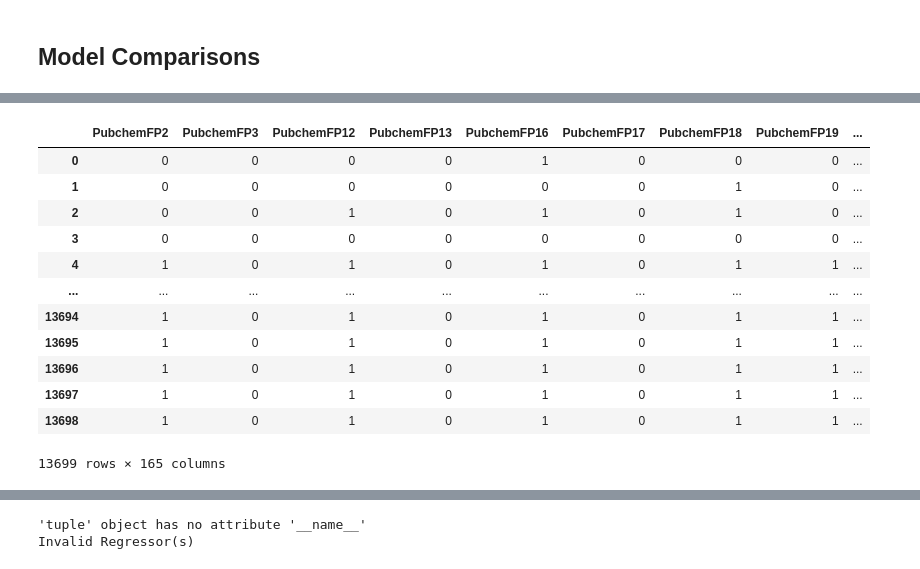
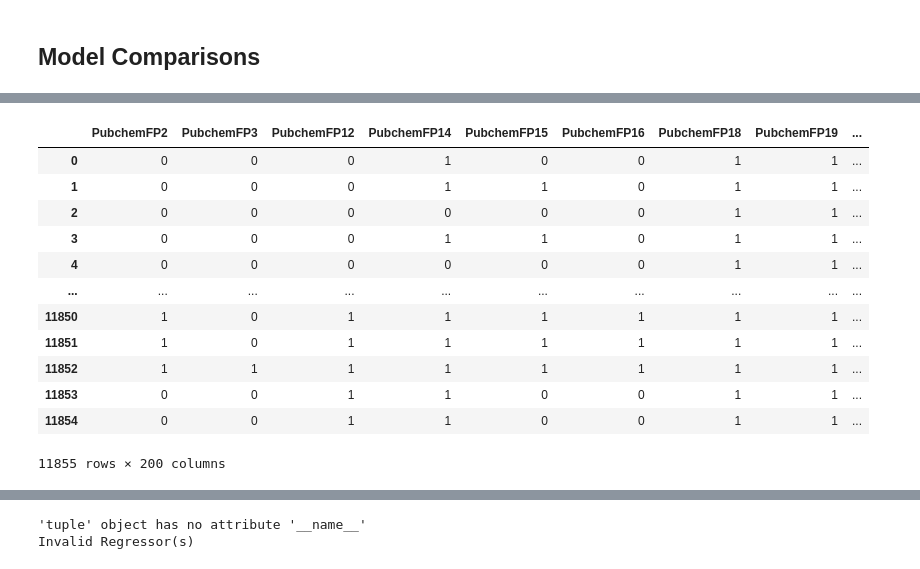
Before and after one commit to Curtis-Wu/Computational-Drug-Discovery-Webapp, a Jupyter notebook: models/fen1/Computational Drug Discovery Project copy.ipynb, the cells around one changed output, grey strips where cells are left out. Cells and saved outputs as stored; diff of their text form; code cells hidden in the pictures.

```diff
--- a/models/fen1/Computational Drug Discovery Project copy.ipynb
+++ b/models/fen1/Computational Drug Discovery Project copy.ipynb
@@ -290,5 +290,5 @@ from sklearn.model_selection import train_test_split
 from sklearn.feature_selection import VarianceThreshold
 import pickle
 # %%
-X = pd.read_csv('data/Xdata_13699x881.csv')
-Y = pd.read_csv('data/Ydata_13699.csv')
+X = pd.read_csv('data/Xdata_11855x881.csv')
+Y = pd.read_csv('data/Ydata_11855.csv')
@@ -328,0 +309,4 @@ corr_matrix
+# %%
+X = pd.read_csv('data/Xdata_11855x881.csv')
+X = X[features_list]
+X
@@ -354,17 +349,17 @@ to_drop
 # %%
-df_final = df.drop(to_drop,axis=1)
+df_final = X.drop(to_drop,axis=1)
 df_final
 # %% [output]
-|  | PubchemFP2 | PubchemFP3 | PubchemFP12 | PubchemFP13 | PubchemFP16 | PubchemFP17 | PubchemFP18 | PubchemFP19 | ... |
-| 0 | 0 | 0 | 0 | 0 | 1 | 0 | 0 | 0 | ... |
-| 1 | 0 | 0 | 0 | 0 | 0 | 0 | 1 | 0 | ... |
-| 2 | 0 | 0 | 1 | 0 | 1 | 0 | 1 | 0 | ... |
-| 3 | 0 | 0 | 0 | 0 | 0 | 0 | 0 | 0 | ... |
-| 4 | 1 | 0 | 1 | 0 | 1 | 0 | 1 | 1 | ... |
+|  | PubchemFP2 | PubchemFP3 | PubchemFP12 | PubchemFP14 | PubchemFP15 | PubchemFP16 | PubchemFP18 | PubchemFP19 | ... |
+| 0 | 0 | 0 | 0 | 1 | 0 | 0 | 1 | 1 | ... |
+| 1 | 0 | 0 | 0 | 1 | 1 | 0 | 1 | 1 | ... |
+| 2 | 0 | 0 | 0 | 0 | 0 | 0 | 1 | 1 | ... |
+| 3 | 0 | 0 | 0 | 1 | 1 | 0 | 1 | 1 | ... |
+| 4 | 0 | 0 | 0 | 0 | 0 | 0 | 1 | 1 | ... |
 | ... | ... | ... | ... | ... | ... | ... | ... | ... | ... |
-| 13694 | 1 | 0 | 1 | 0 | 1 | 0 | 1 | 1 | ... |
-| 13695 | 1 | 0 | 1 | 0 | 1 | 0 | 1 | 1 | ... |
-| 13696 | 1 | 0 | 1 | 0 | 1 | 0 | 1 | 1 | ... |
-| 13697 | 1 | 0 | 1 | 0 | 1 | 0 | 1 | 1 | ... |
-| 13698 | 1 | 0 | 1 | 0 | 1 | 0 | 1 | 1 | ... |
+| 11850 | 1 | 0 | 1 | 1 | 1 | 1 | 1 | 1 | ... |
+| 11851 | 1 | 0 | 1 | 1 | 1 | 1 | 1 | 1 | ... |
+| 11852 | 1 | 1 | 1 | 1 | 1 | 1 | 1 | 1 | ... |
+| 11853 | 0 | 0 | 1 | 1 | 0 | 0 | 1 | 1 | ... |
+| 11854 | 0 | 0 | 1 | 1 | 0 | 0 | 1 | 1 | ... |
-13699 rows × 165 columns
+11855 rows × 200 columns
```
Also changed, not shown: parts of 61 cells of this notebook, 2 other files.
